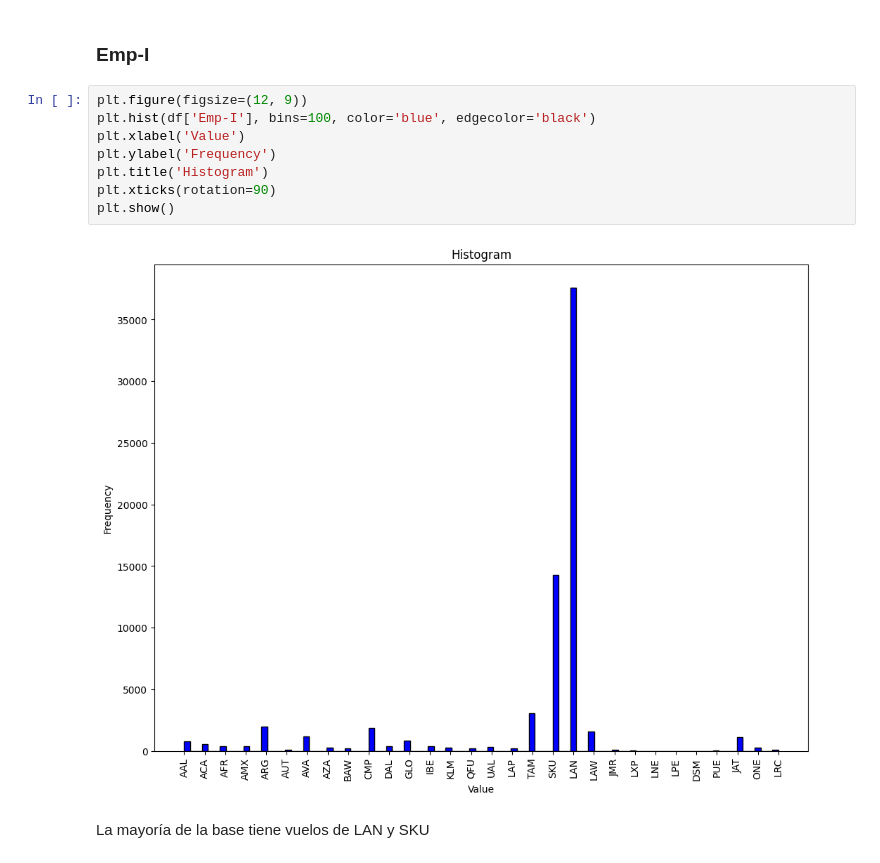
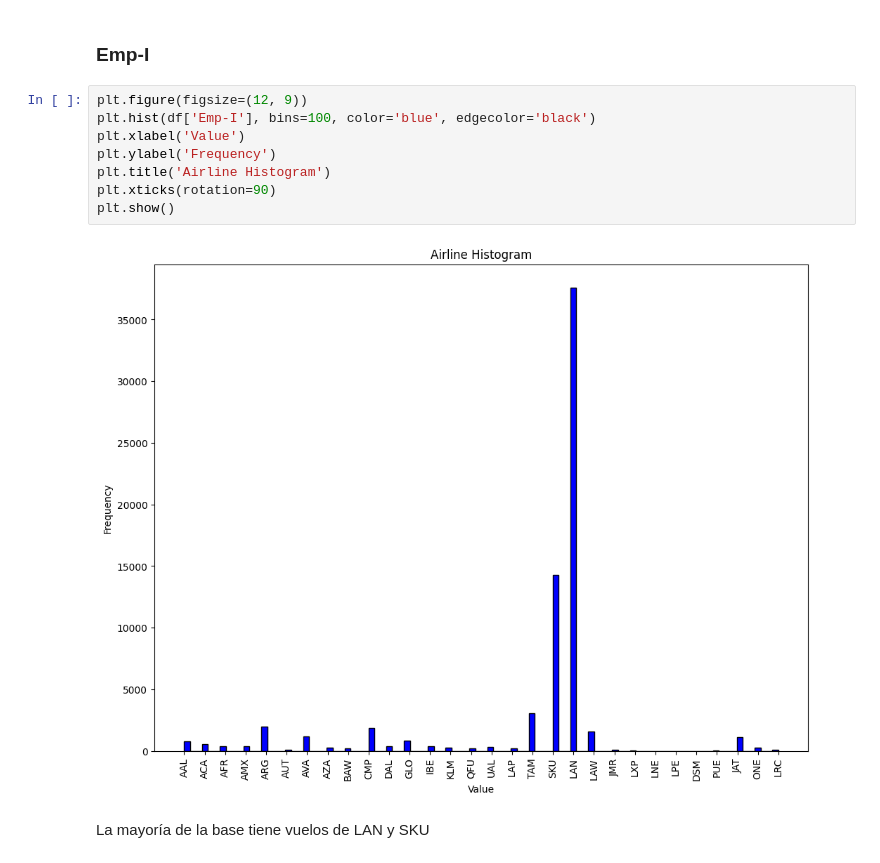
Before and after one commit to josecantog/latam_challenge, a Jupyter notebook: solution.ipynb, the cells around one changed output. Saved outputs shown, nothing was run; the diff lists cells and outputs as text.

```diff
--- a/solution.ipynb
+++ b/solution.ipynb
@@ -78,13 +78,13 @@ Top 10 destinos según el campo Des-I, tiene más SIGLASDES de lo que debería -
 # %%
 plt.figure(figsize=(12, 9))
 plt.hist(df['Emp-I'], bins=100, color='blue', edgecolor='black')
 plt.xlabel('Value')
 plt.ylabel('Frequency')
-plt.title('Histogram')
+plt.title('Airline Histogram')
 plt.xticks(rotation=90)
 plt.show()
 # %% [output]
-[figure, old version]
+[figure, new version]
 # %% [markdown]
 La mayoría de la base tiene vuelos de LAN y SKU
 # %% [markdown]
```
Also changed, not shown: parts of 58 cells of this notebook, 3 other files.
